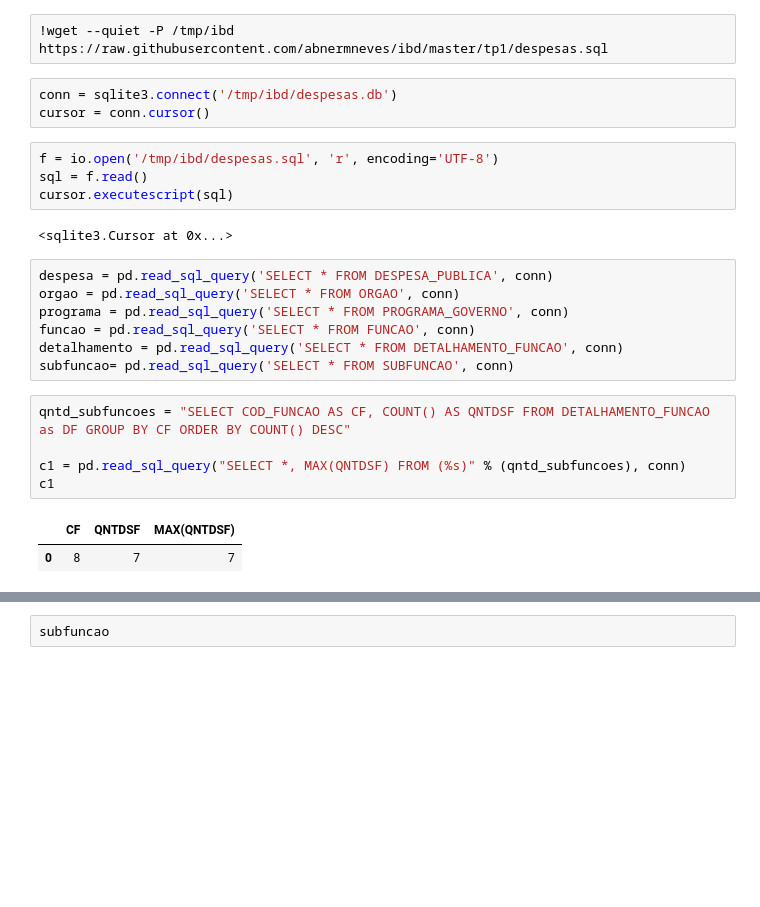
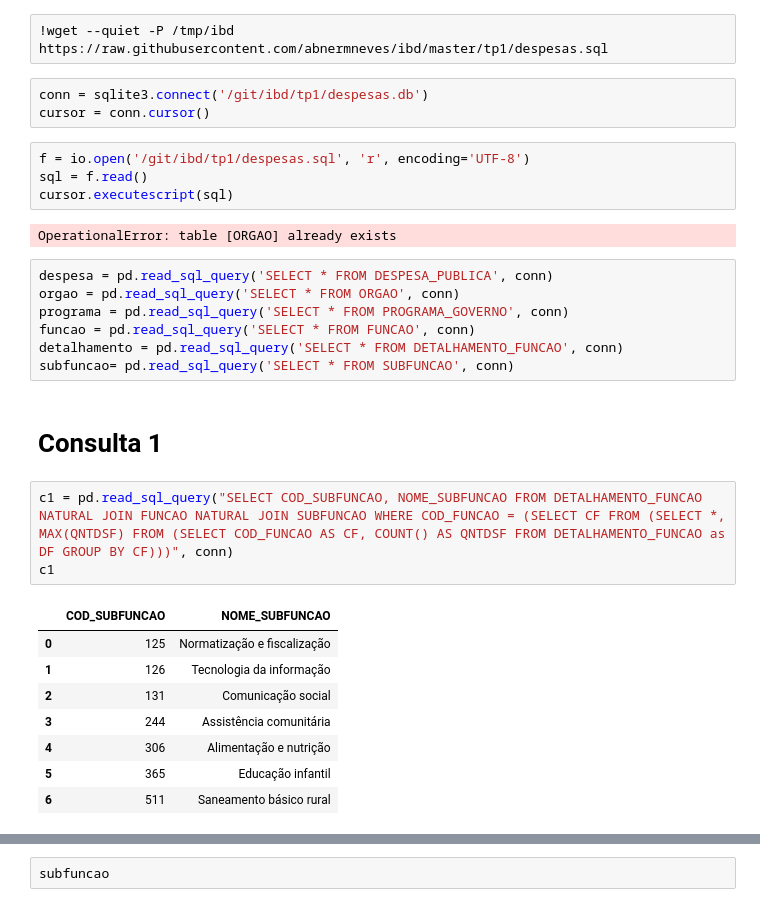
Before and after one commit to abnermneves/ibd, a Jupyter notebook: tp1/tp1.ipynb, the cells around one changed output, grey strips where cells are left out. Drawn from its saved outputs; the diff is of its cells as text; blank space fills up the shorter version.

Commit message:
consultas 1, 6 e 5 feitas

```diff
--- a/tp1/tp1.ipynb
+++ b/tp1/tp1.ipynb
@@ -5,14 +5,14 @@ import pandas as pd
 # %%
 !wget --quiet -P /tmp/ibd https://raw.githubusercontent.com/abnermneves/ibd/master/tp1/despesas.sql
 # %%
-conn = sqlite3.connect('/tmp/ibd/despesas.db')
+conn = sqlite3.connect('/git/ibd/tp1/despesas.db')
 cursor = conn.cursor()
 # %%
-f = io.open('/tmp/ibd/despesas.sql', 'r', encoding='UTF-8')
+f = io.open('/git/ibd/tp1/despesas.sql', 'r', encoding='UTF-8')
 sql = f.read()
 cursor.executescript(sql)
 # %% [output]
-<sqlite3.Cursor at 0x...>
+OperationalError: table [ORGAO] already exists
 # %%
 despesa = pd.read_sql_query('SELECT * FROM DESPESA_PUBLICA', conn)
 orgao = pd.read_sql_query('SELECT * FROM ORGAO', conn)
@@ -20,11 +20,17 @@ programa = pd.read_sql_query('SELECT * FROM PROGRAMA_GOVERNO', conn)
 funcao = pd.read_sql_query('SELECT * FROM FUNCAO', conn)
 detalhamento = pd.read_sql_query('SELECT * FROM DETALHAMENTO_FUNCAO', conn)
 subfuncao= pd.read_sql_query('SELECT * FROM SUBFUNCAO', conn)
+# %% [markdown]
+<h1>Consulta 1</h1>
 # %%
-qntd_subfuncoes = "SELECT COD_FUNCAO AS CF, COUNT() AS QNTDSF FROM DETALHAMENTO_FUNCAO as DF GROUP BY CF ORDER BY COUNT() DESC"
-
-c1 = pd.read_sql_query("SELECT *, MAX(QNTDSF) FROM (%s)" % (qntd_subfuncoes), conn)
+c1 = pd.read_sql_query("SELECT COD_SUBFUNCAO, NOME_SUBFUNCAO FROM DETALHAMENTO_FUNCAO NATURAL JOIN FUNCAO NATURAL JOIN SUBFUNCAO WHERE COD_FUNCAO = (SELECT CF FROM (SELECT *, MAX(QNTDSF) FROM (SELECT COD_FUNCAO AS CF, COUNT() AS QNTDSF FROM DETALHAMENTO_FUNCAO as DF GROUP BY CF)))", conn)
 c1
 # %% [output]
-|  | CF | QNTDSF | MAX(QNTDSF) |
-| 0 | 8 | 7 | 7 |
+|  | COD_SUBFUNCAO | NOME_SUBFUNCAO |
+| 0 | 125 | Normatização e fiscalização |
+| 1 | 126 | Tecnologia da informação |
+| 2 | 131 | Comunicação social |
+| 3 | 244 | Assistência comunitária |
+| 4 | 306 | Alimentação e nutrição |
+| 5 | 365 | Educação infantil |
+| 6 | 511 | Saneamento básico rural |
```
Also changed, not shown: parts of 6 cells of this notebook.
